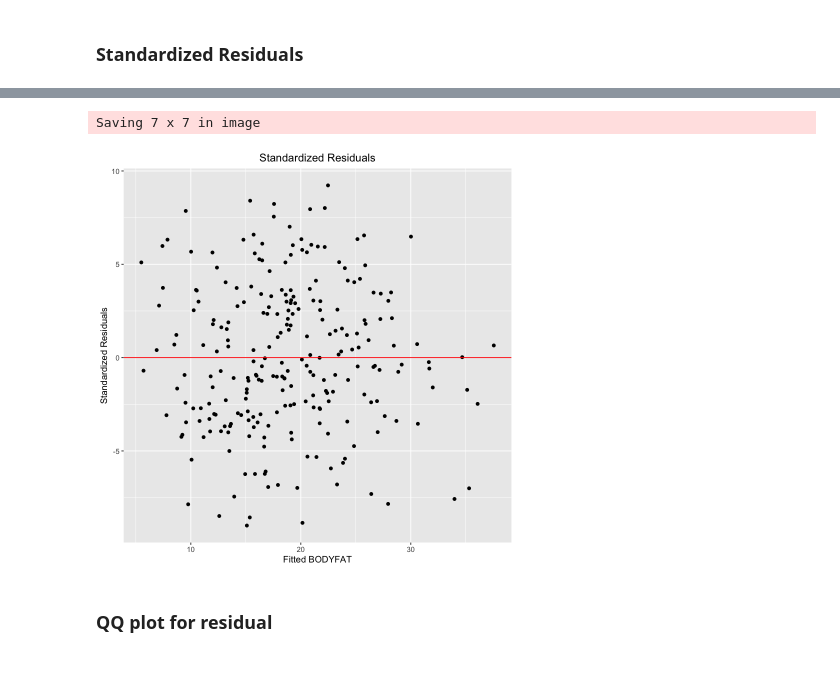
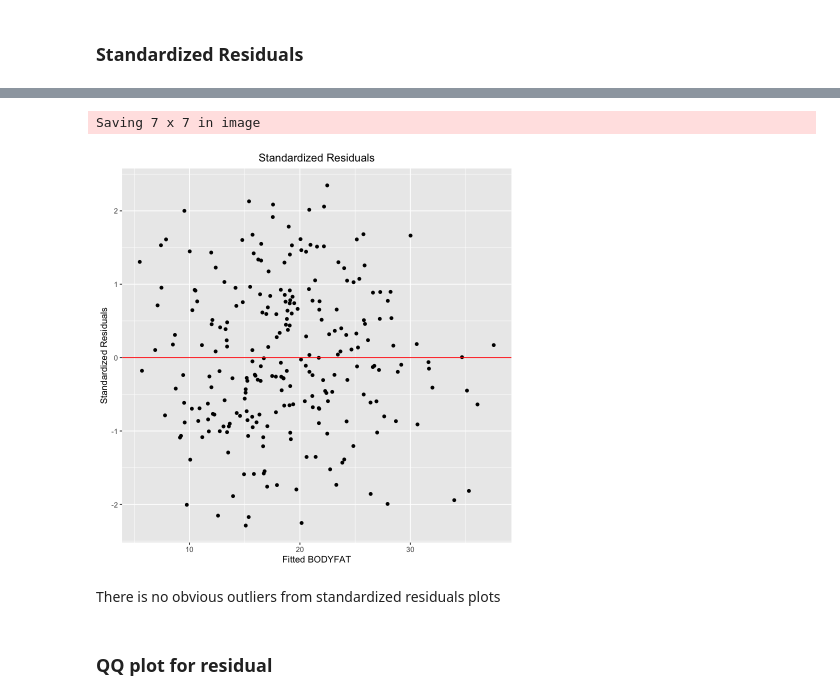
Before and after one commit to heitinamoranika/Module_2, a Jupyter notebook: Module_2.ipynb, the cells around one changed output, grey strips where cells are left out. Saved outputs shown, nothing was run; the diff lists cells and outputs as text; code cells hidden in the pictures; blank space fills up the shorter version.

```diff
--- a/Module_2.ipynb
+++ b/Module_2.ipynb
@@ -1090,17 +1168,19 @@ There is no serious multicollinearity
 # %%
 
 g=ggplot()+
-geom_point(aes(x=predict(FinalModel),resid(FinalModel)))+
+geom_point(aes(x=predict(FinalModel),rstandard(FinalModel)))+
 xlab("Fitted BODYFAT")+
 ylab("Standardized Residuals")+
 ggtitle("Standardized Residuals")+
 theme(plot.title = element_text(hjust = 0.5))+
 geom_hline(yintercept = 0,color="red")
 ggsave("Image/Final_Model_Standardized_Residuals.jpeg",g)
 g
 # %% [output]
 Saving 7 x 7 in image
-[figure, old version]
+[figure, new version]
+# %% [markdown]
+There is no obvious outliers from standardized residuals plots
 # %% [markdown]
 ### QQ plot for residual
 # %%
```
Also changed, not shown: parts of 66 cells of this notebook, 8 other files.
